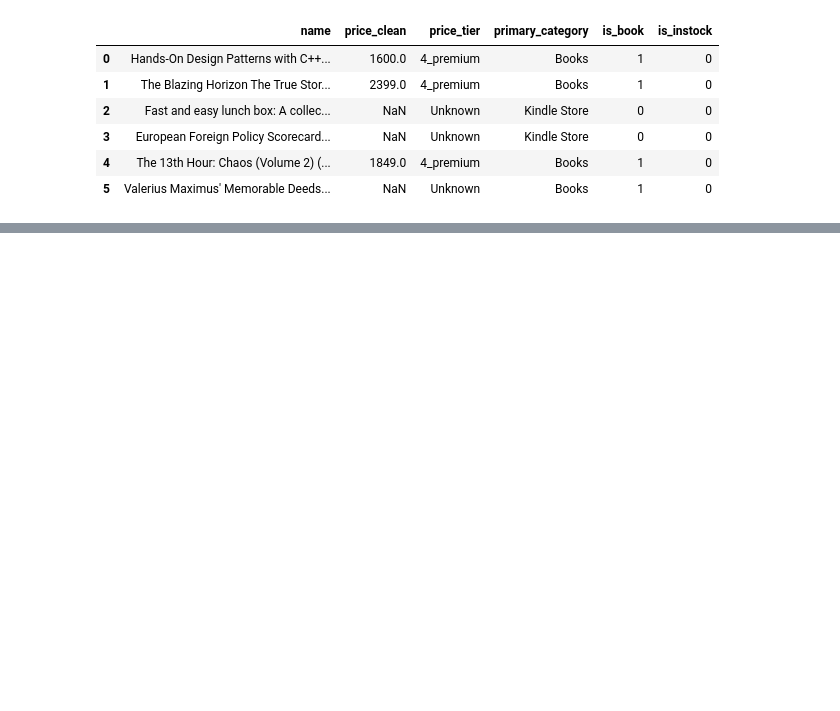
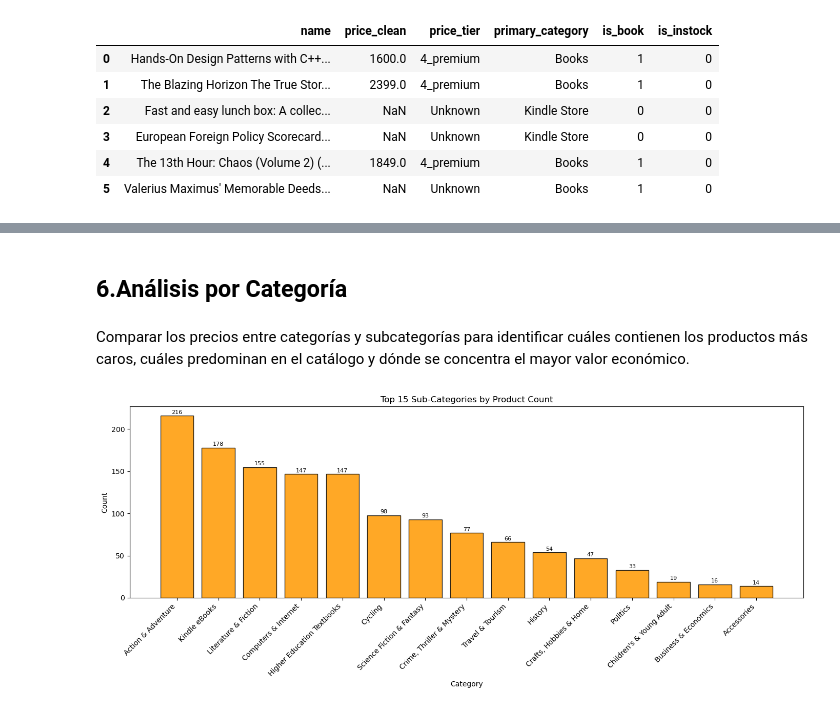
Before and after one commit to Samantha-15/9AIEVND-ADND-Practicas-230004-V04, a Jupyter notebook: Practica04/Practica04-230004.ipynb, the cells around one changed output, grey strips where cells are left out. Cells and saved outputs as stored; diff of their text form; code cells hidden in the pictures; blank space fills up the shorter version.

```diff
--- a/Practica04/Practica04-230004.ipynb
+++ b/Practica04/Practica04-230004.ipynb
@@ -347,0 +364,21 @@ Unknown      344
+# %%
+df['price_clean'] = pd.to_numeric(df['price_clean'], errors='coerce')
+
+def price_tier(p):
+    if pd.isna(p):
+        return 'Unknown'
+    elif p < 300:
+        return '1_budget'
+    elif p < 800:
+        return '2_low'
+    elif p < 1500:
+        return '3_mid'
+    elif p < 3000:
+        return '4_premium'
+    else:
+        return '5_luxury'
+
+df['price_tier'] = df['price_clean'].apply(price_tier)
+
+print("✔ price_tier creada correctamente")
+print(df['price_tier'].value_counts().sort_index())
@@ -347,0 +626,24 @@ Unknown      344
+# %% [markdown]
+## 6.Análisis por Categoría
+# %% [markdown]
+Comparar los precios entre categorías y subcategorías para identificar cuáles contienen los productos más caros, cuáles predominan en el catálogo y
+dónde se concentra el mayor valor económico.
+# %%
+# ============================================================
+# SECTION 5 — Category Analysis
+# ============================================================
+# Top 15 sub-categories by count
+top15_cat1 = df['category_1'].value_counts().head(15)
+
+plt.figure(figsize=(14, 6))
+bars = plt.bar(top15_cat1.index, top15_cat1.values,
+               color='#FF9900', edgecolor='black', alpha=0.85)
+for bar, val in zip(bars, top15_cat1.values):
+    plt.text(bar.get_x()+bar.get_width()/2, bar.get_height()+2,
+             str(val), ha='center', fontsize=8)
+plt.title('Top 15 Sub-Categories by Product Count')
+plt.xlabel('Category'); plt.ylabel('Count')
+plt.xticks(rotation=45, ha='right')
+plt.tight_layout(); plt.show()
+# %% [output]
+[figure, added]
```
Also changed, not shown: parts of 37 cells of this notebook.
